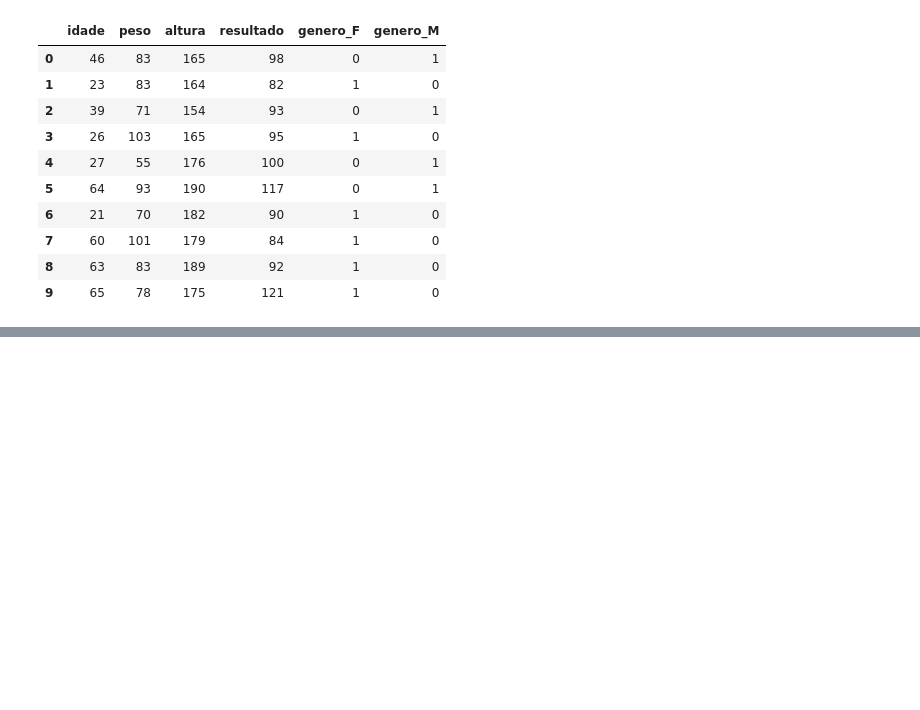
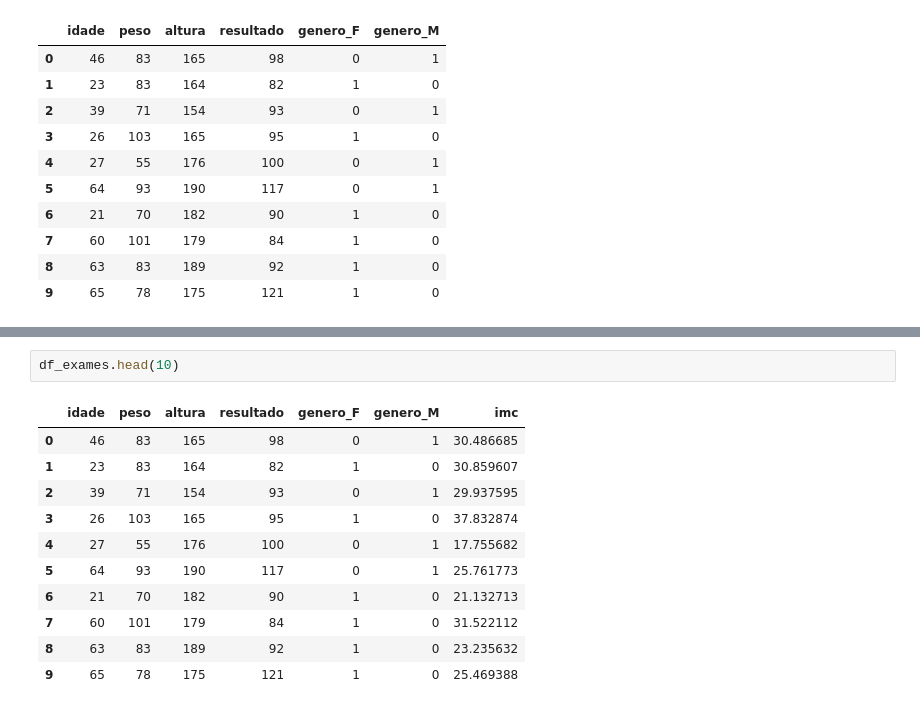
Before and after one commit to mmancilha/Applied-ML, a Jupyter notebook: Aula - Aprendizado de Máquina/modelo_diabetes.ipynb, the cells around one changed output, grey strips where cells are left out. Drawn from its saved outputs; the diff is of its cells as text; blank space fills up the shorter version.

```diff
--- a/Aula - Aprendizado de Máquina/modelo_diabetes.ipynb
+++ b/Aula - Aprendizado de Máquina/modelo_diabetes.ipynb
@@ -71,0 +88,14 @@ sns.heatmap(df_exames.corr()[['resultado']].sort_values(by='resultado', ascendin
+# %%
+df_exames.head(10)
+# %% [output]
+|  | idade | peso | altura | resultado | genero_F | genero_M | imc |
+| 0 | 46 | 83 | 165 | 98 | 0 | 1 | 30.486685 |
+| 1 | 23 | 83 | 164 | 82 | 1 | 0 | 30.859607 |
+| 2 | 39 | 71 | 154 | 93 | 0 | 1 | 29.937595 |
+| 3 | 26 | 103 | 165 | 95 | 1 | 0 | 37.832874 |
+| 4 | 27 | 55 | 176 | 100 | 0 | 1 | 17.755682 |
+| 5 | 64 | 93 | 190 | 117 | 0 | 1 | 25.761773 |
+| 6 | 21 | 70 | 182 | 90 | 1 | 0 | 21.132713 |
+| 7 | 60 | 101 | 179 | 84 | 1 | 0 | 31.522112 |
+| 8 | 63 | 83 | 189 | 92 | 1 | 0 | 23.235632 |
+| 9 | 65 | 78 | 175 | 121 | 1 | 0 | 25.469388 |
```
Also changed, not shown: parts of 6 cells of this notebook.
